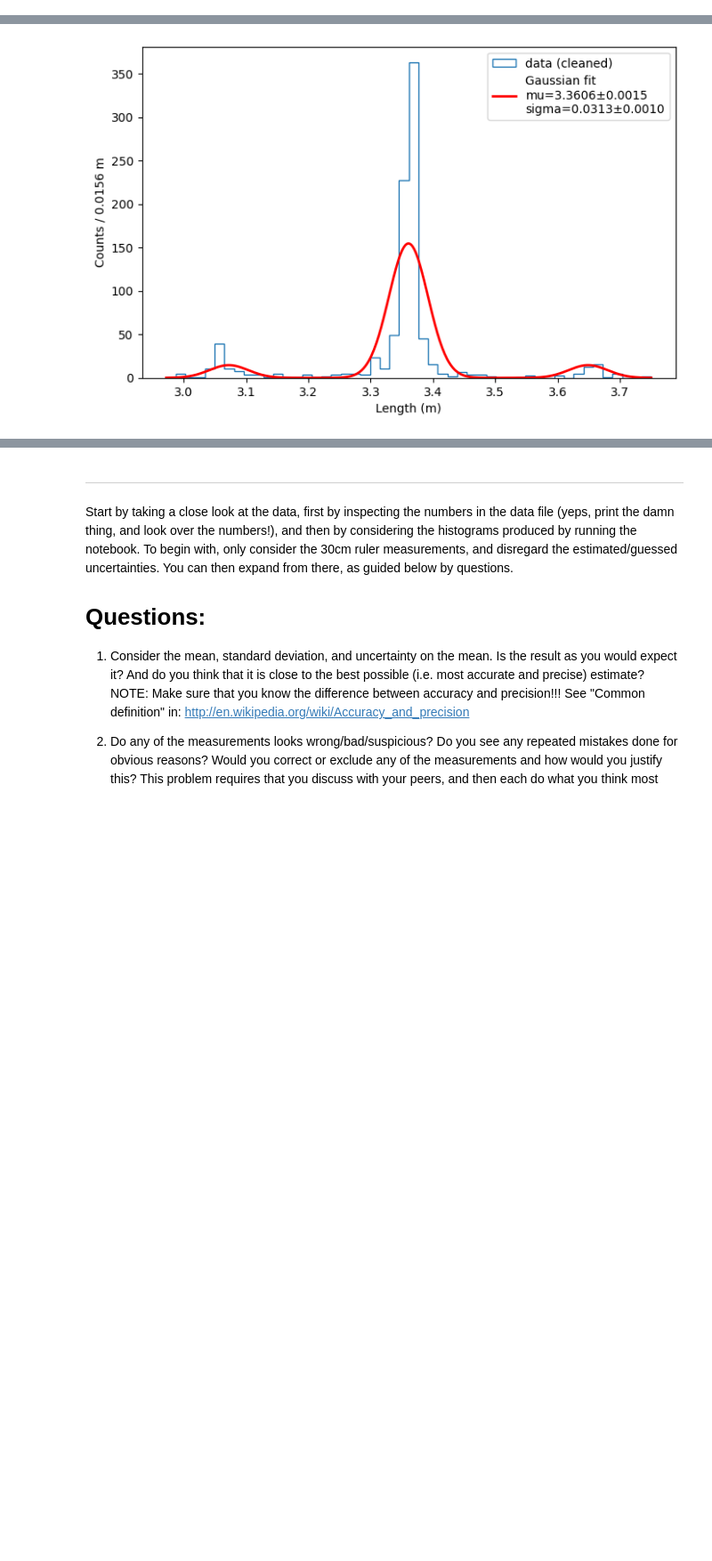
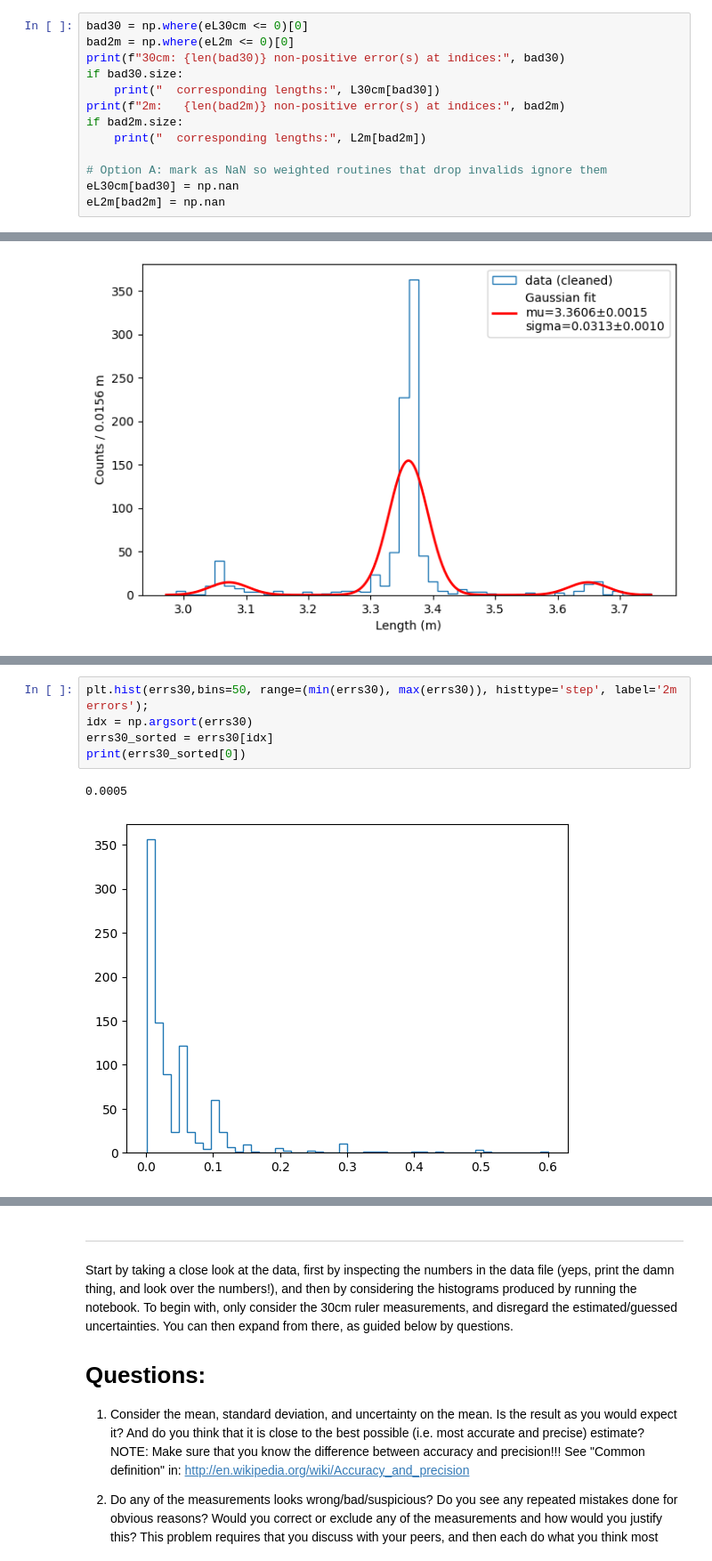
Before and after one commit to Villadshoff/AppStat2025, a Jupyter notebook: Week2/TableMeasurements/TableMeasurement_original_local.ipynb, the cells around one changed output, grey strips where cells are left out. Shown at 89% size. Cells and saved outputs as stored; diff of their text form; blank space fills up the shorter version.

```diff
--- a/Week2/TableMeasurements/TableMeasurement_original_local.ipynb
+++ b/Week2/TableMeasurements/TableMeasurement_original_local.ipynb
@@ -102,3 +102,16 @@ print(f"\n\nRead all {len(infiles)} file(s) which included {N_read} measurements
 
 
 Read all 17 file(s) which included 962 measurements.
+# %%
+bad30 = np.where(eL30cm <= 0)[0]
+bad2m = np.where(eL2m <= 0)[0]
+print(f"30cm: {len(bad30)} non-positive error(s) at indices:", bad30)
+if bad30.size:
+    print("  corresponding lengths:", L30cm[bad30])
+print(f"2m:   {len(bad2m)} non-positive error(s) at indices:", bad2m)
+if bad2m.size:
+    print("  corresponding lengths:", L2m[bad2m])
+
+# Option A: mark as NaN so weighted routines that drop invalids ignore them
+eL30cm[bad30] = np.nan
+eL2m[bad2m] = np.nan
@@ -487,0 +582,8 @@ Weighted mean after outlier removal (2m): nan ± 0.0000 m
+# %%
+plt.hist(errs30,bins=50, range=(min(errs30), max(errs30)), histtype='step', label='2m errors');
+idx = np.argsort(errs30)
+errs30_sorted = errs30[idx]
+print(errs30_sorted[0])
+# %% [output]
+0.0005
+[figure, added]
```
Also changed, not shown: parts of 9 cells of this notebook.
